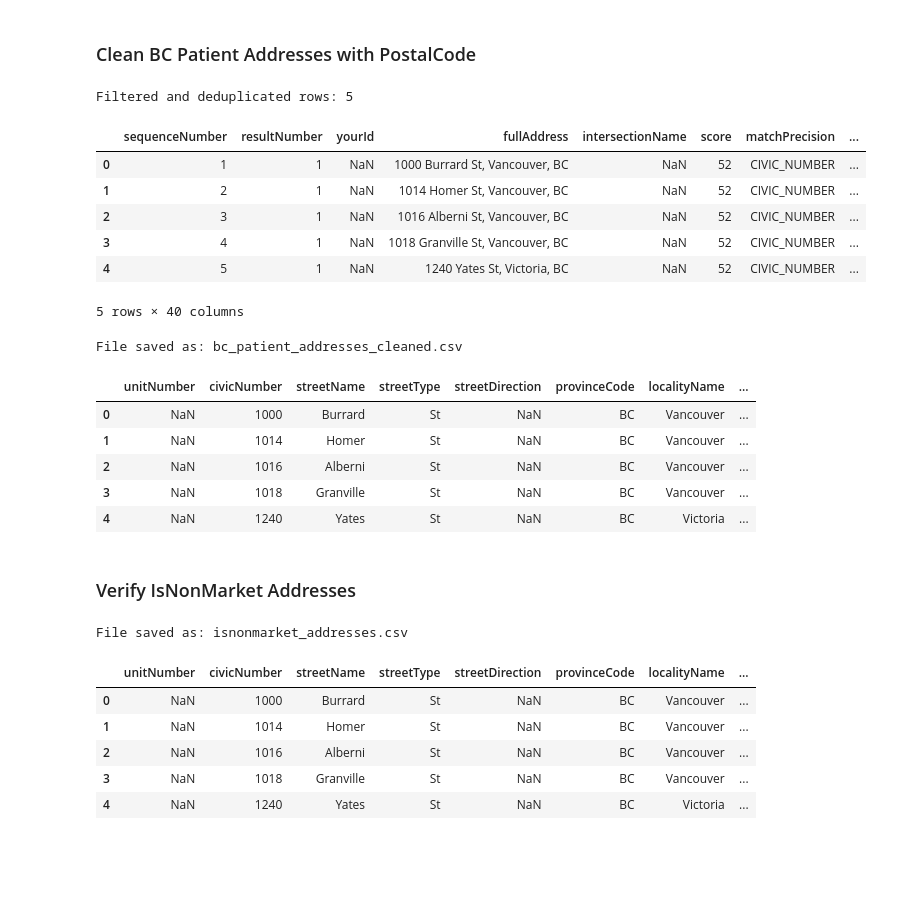
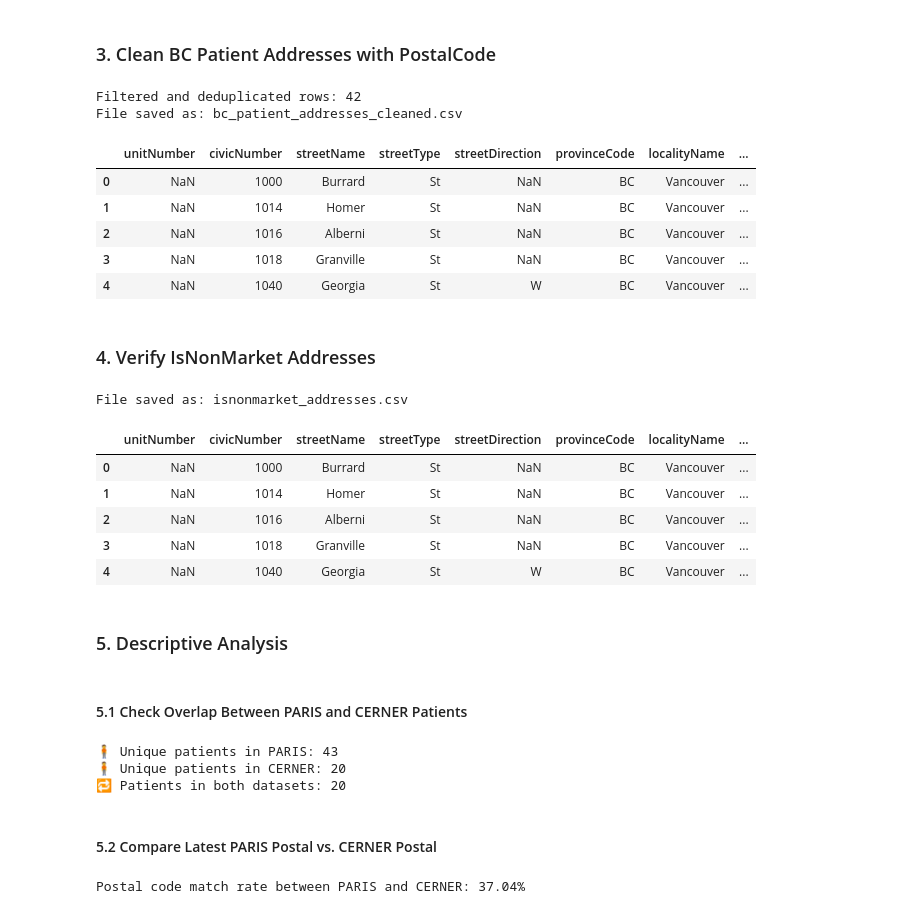
Before and after one commit to jeremychiu08/PEH-cohort, a Jupyter notebook: BC_Addresses_Analysis.ipynb, the cells around one changed output. Drawn from its saved outputs; the diff is of its cells as text; code cells hidden in the pictures; blank space fills up the shorter version.

Commit message:
Updated Descriptive Analysis

```diff
--- a/BC_Addresses_Analysis.ipynb
+++ b/BC_Addresses_Analysis.ipynb
@@ -167,5 +207,5 @@ File saved as: bc_shelter_addresses_cleaned.csv
 # %% [markdown]
-### Clean BC Patient Addresses with PostalCode
+### 3. Clean BC Patient Addresses with PostalCode <a id='3'></a>
 # %%
 import pandas as pd
 import urllib.parse
@@ -244,7 +284,7 @@ def retrieve_address(Key, Id):
     return row.get("PostalCode", "")
 
 # --- Step 1: Load and filter data ---
-df = pd.read_csv("data/job-785055-result-1.csv")
+df = pd.read_csv("data/job-787826-result-1.csv")
 filtered_df = df[df["precisionPoints"] >= 99].copy()
 filtered_df = filtered_df.drop_duplicates(subset=["fullAddress"])
 
@@ -261,8 +301,6 @@ filtered_df["civicNumber"] = filtered_df["civicNumber"].apply(
 # sample_df = filtered_df.sample(n=sample_size, random_state=42).copy()
 
 sample_df = filtered_df.copy()
-
-display(sample_df)
 
 api_key = "BK53-ME26-ZP55-XK78"
 postal_codes = []
@@ -273,50 +311,43 @@ for addr in sample_df["fullAddress"]:
         if id:
             postal = retrieve_address(api_key, id)
         else:
             postal = ""
     except Exception as e:
         postal = ""
     postal_codes.append(postal)
     time.sleep(0.2)
 
 sample_df["postalCode"] = postal_codes
 
 # --- Step 3: Format final output ---
 formatted_df = sample_df[[
     "unitNumber",
     "civicNumber",
     "streetName",
     "streetType",
     "streetDirection",
     "provinceCode",
     "localityName",
     "postalCode",
     "matchPrecision",
     "precisionPoints"
 ]].copy()
 
 # --- Step 4: Export to Cleaned CSV ---
 formatted_df.to_csv("data/bc_patient_addresses_cleaned.csv", index=False)
 print("File saved as: bc_patient_addresses_cleaned.csv")
 display(formatted_df.head(5))
 # %% [output]
-Filtered and deduplicated rows: 5
+Filtered and deduplicated rows: 42
+File saved as: bc_patient_addresses_cleaned.csv
-|  | sequenceNumber | resultNumber | yourId | fullAddress | intersectionName | score | matchPrecision | ... |
-| 0 | 1 | 1 | NaN | 1000 Burrard St, Vancouver, BC | NaN | 52 | CIVIC_NUMBER | ... |
-| 1 | 2 | 1 | NaN | 1014 Homer St, Vancouver, BC | NaN | 52 | CIVIC_NUMBER | ... |
-| 2 | 3 | 1 | NaN | 1016 Alberni St, Vancouver, BC | NaN | 52 | CIVIC_NUMBER | ... |
-| 3 | 4 | 1 | NaN | 1018 Granville St, Vancouver, BC | NaN | 52 | CIVIC_NUMBER | ... |
-| 4 | 5 | 1 | NaN | 1240 Yates St, Victoria, BC | NaN | 52 | CIVIC_NUMBER | ... |
+|  | unitNumber | civicNumber | streetName | streetType | streetDirection | provinceCode | localityName | ... |
+| 0 | NaN | 1000 | Burrard | St | NaN | BC | Vancouver | ... |
+| 1 | NaN | 1014 | Homer | St | NaN | BC | Vancouver | ... |
+| 2 | NaN | 1016 | Alberni | St | NaN | BC | Vancouver | ... |
+| 3 | NaN | 1018 | Granville | St | NaN | BC | Vancouver | ... |
+| 4 | NaN | 1040 | Georgia | St | W | BC | Vancouver | ... |
-5 rows × 40 columns
-File saved as: bc_patient_addresses_cleaned.csv
-|  | unitNumber | civicNumber | streetName | streetType | streetDirection | provinceCode | localityName | ... |
-| 0 | NaN | 1000 | Burrard | St | NaN | BC | Vancouver | ... |
-| 1 | NaN | 1014 | Homer | St | NaN | BC | Vancouver | ... |
-| 2 | NaN | 1016 | Alberni | St | NaN | BC | Vancouver | ... |
-| 3 | NaN | 1018 | Granville | St | NaN | BC | Vancouver | ... |
-| 4 | NaN | 1240 | Yates | St | NaN | BC | Victoria | ... |
 # %% [markdown]
-### Verify IsNonMarket Addresses
+### 4. Verify IsNonMarket Addresses <a id='4'></a>
 # %%
 patient_df = pd.read_csv("data/bc_patient_addresses_cleaned.csv")
 shelter_df = pd.read_csv("data/bc_shelter_addresses_cleaned.csv")
@@ -352,4 +383,6 @@ File saved as: isnonmarket_addresses.csv
 | 1 | NaN | 1014 | Homer | St | NaN | BC | Vancouver | ... |
 | 2 | NaN | 1016 | Alberni | St | NaN | BC | Vancouver | ... |
 | 3 | NaN | 1018 | Granville | St | NaN | BC | Vancouver | ... |
-| 4 | NaN | 1240 | Yates | St | NaN | BC | Victoria | ... |
+| 4 | NaN | 1040 | Georgia | St | W | BC | Vancouver | ... |
+# %% [markdown]
+### 5. Descriptive Analysis <a href='5'></a>
@@ -355,0 +401,36 @@ File saved as: isnonmarket_addresses.csv
+# %% [markdown]
+#### 5.1 Check Overlap Between PARIS and CERNER Patients <a href='5.1'></a>
+# %%
+# Number of patients in each dataset
+n_paris = paris_df["patient_id"].nunique()
+n_cerner = cerner_df["patient_id"].nunique()
+n_common = len(set(paris_df["patient_id"]) & set(cerner_df["patient_id"]))
+
+print(f"🧍 Unique patients in PARIS: {n_paris}")
+print(f"🧍 Unique patients in CERNER: {n_cerner}")
+print(f"🔁 Patients in both datasets: {n_common}")
+# %% [output]
+🧍 Unique patients in PARIS: 43
+🧍 Unique patients in CERNER: 20
+🔁 Patients in both datasets: 20
+# %% [markdown]
+#### 5.2 Compare Latest PARIS Postal vs. CERNER Postal <a href='5.2'></a>
+# %%
+# Get latest postalCode from PARIS
+latest_paris_postals = (
+    paris_df.sort_values(by=["patient_id", "start_date"])
+    .groupby("patient_id").tail(1)[["patient_id", "postalCode"]]
+    .rename(columns={"postalCode": "paris_postalCode"})
+)
+
+# Merge with CERNER
+merged = cerner_df.merge(latest_paris_postals, on="patient_id", how="left")
+merged["postal_match"] = merged["postalCode"] == merged["paris_postalCode"]
+
+# Postal match summary
+postal_match_rate = merged["postal_match"].mean() * 100
+print(f"Postal code match rate between PARIS and CERNER: {postal_match_rate:.2f}%")
+
+postal_mismatch = merged[merged["postal_match"] == False]
+# %% [output]
+Postal code match rate between PARIS and CERNER: 37.04%
```
Also changed, not shown: parts of 25 cells of this notebook, 6 other files.
